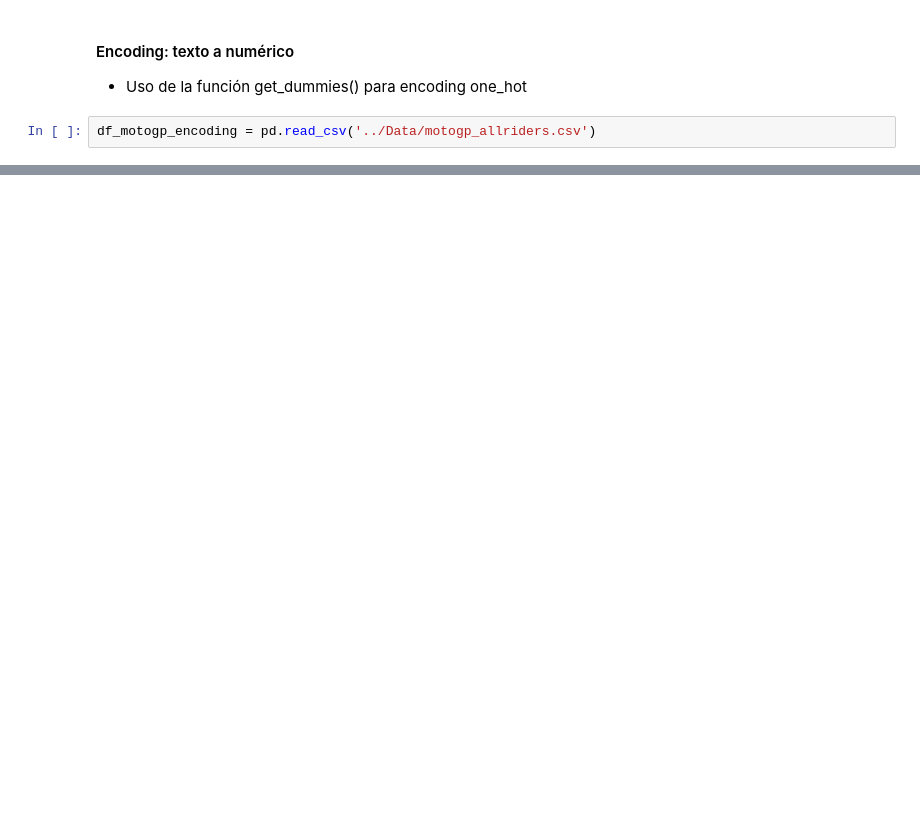
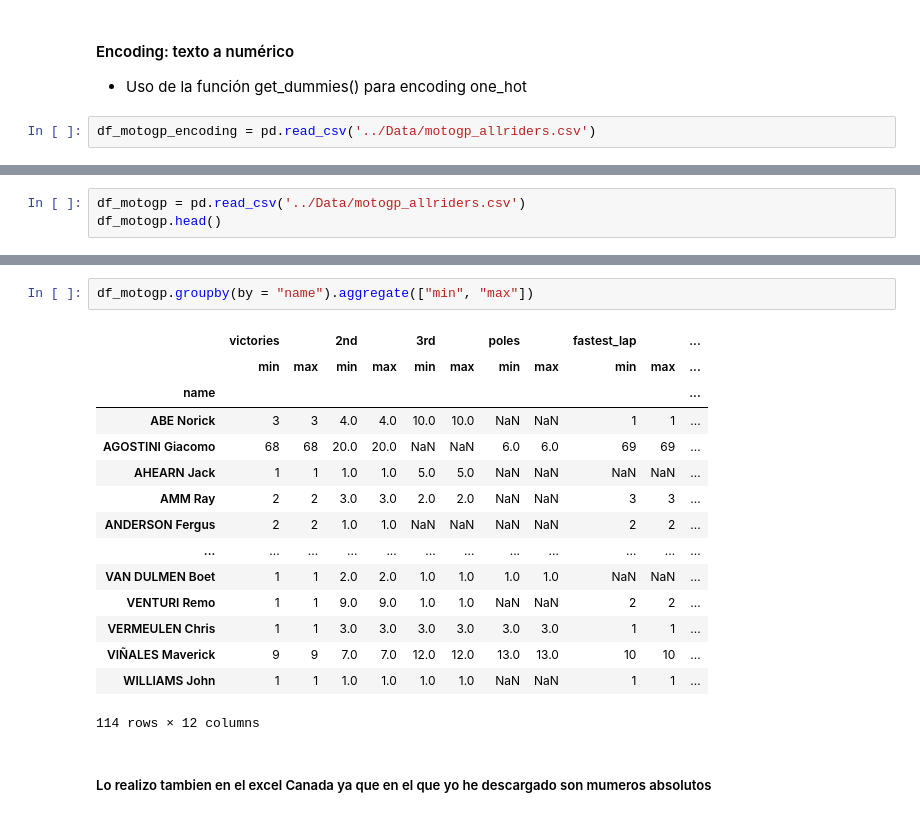
Before and after one commit to mplazap/Bootcamp_ejercicios, a Jupyter notebook: Tema 3 - Data Science/Ejercicio evaluable (19-01-2025)/M3 - Marino Plaza.ipynb, the cells around one changed output, grey strips where cells are left out. Drawn from its saved outputs; the diff is of its cells as text; blank space fills up the shorter version.

```diff
--- a/Tema 3 - Data Science/Ejercicio evaluable (19-01-2025)/M3 - Marino Plaza.ipynb
+++ b/Tema 3 - Data Science/Ejercicio evaluable (19-01-2025)/M3 - Marino Plaza.ipynb
@@ -198,0 +269,3 @@ df_motogp_encoding = pd.read_csv('../Data/motogp_allriders.csv')
+# %%
+df_motogp = pd.read_csv('../Data/motogp_allriders.csv')
+df_motogp.head()
@@ -198,0 +352,20 @@ df_motogp_encoding = pd.read_csv('../Data/motogp_allriders.csv')
+# %%
+df_motogp.groupby(by = "name").aggregate(["min", "max"])
+# %% [output]
+|  | victories |  | 2nd |  | 3rd |  | poles |  | fastest_lap |  | ... |
+|  | min | max | min | max | min | max | min | max | min | max | ... |
+| name |  |  |  |  |  |  |  |  |  |  | ... |
+| ABE Norick | 3 | 3 | 4.0 | 4.0 | 10.0 | 10.0 | NaN | NaN | 1 | 1 | ... |
+| AGOSTINI Giacomo | 68 | 68 | 20.0 | 20.0 | NaN | NaN | 6.0 | 6.0 | 69 | 69 | ... |
+| AHEARN Jack | 1 | 1 | 1.0 | 1.0 | 5.0 | 5.0 | NaN | NaN | NaN | NaN | ... |
+| AMM Ray | 2 | 2 | 3.0 | 3.0 | 2.0 | 2.0 | NaN | NaN | 3 | 3 | ... |
+| ANDERSON Fergus | 2 | 2 | 1.0 | 1.0 | NaN | NaN | NaN | NaN | 2 | 2 | ... |
+| ... | ... | ... | ... | ... | ... | ... | ... | ... | ... | ... | ... |
+| VAN DULMEN Boet | 1 | 1 | 2.0 | 2.0 | 1.0 | 1.0 | 1.0 | 1.0 | NaN | NaN | ... |
+| VENTURI Remo | 1 | 1 | 9.0 | 9.0 | 1.0 | 1.0 | NaN | NaN | 2 | 2 | ... |
+| VERMEULEN Chris | 1 | 1 | 3.0 | 3.0 | 3.0 | 3.0 | 3.0 | 3.0 | 1 | 1 | ... |
+| VIÑALES Maverick | 9 | 9 | 7.0 | 7.0 | 12.0 | 12.0 | 13.0 | 13.0 | 10 | 10 | ... |
+| WILLIAMS John | 1 | 1 | 1.0 | 1.0 | 1.0 | 1.0 | NaN | NaN | 1 | 1 | ... |
+114 rows × 12 columns
+# %% [markdown]
+##### Lo realizo tambien en el excel Canada ya que en el que yo he descargado son mumeros absolutos
```
Also changed, not shown: parts of 25 cells of this notebook.
